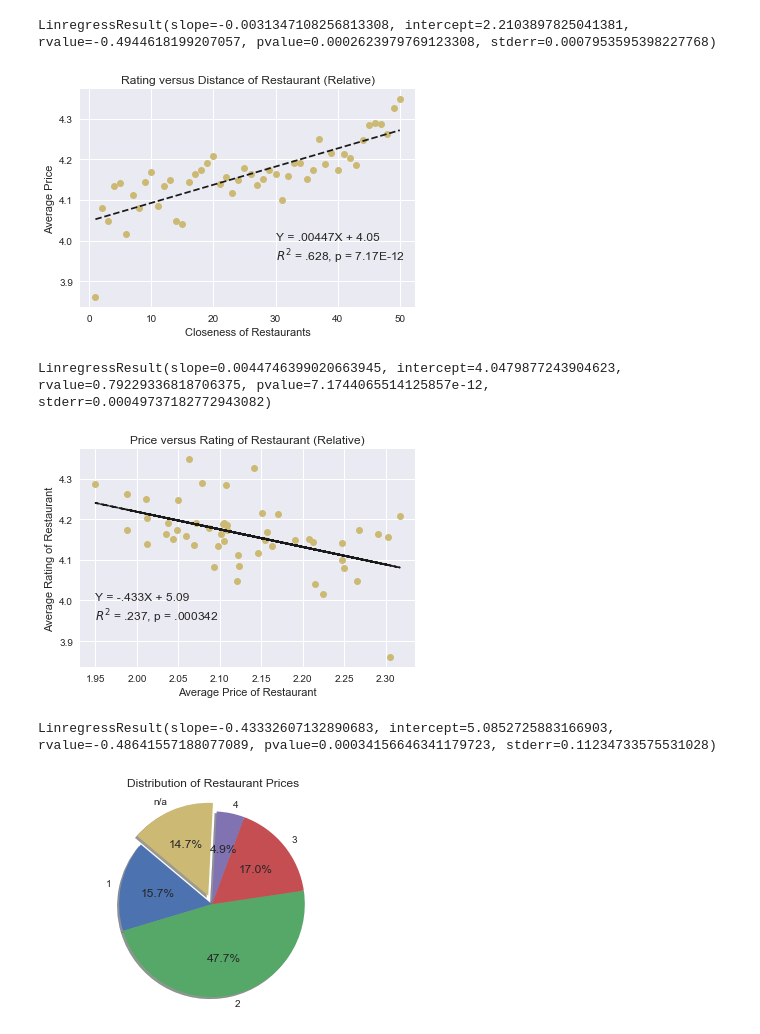
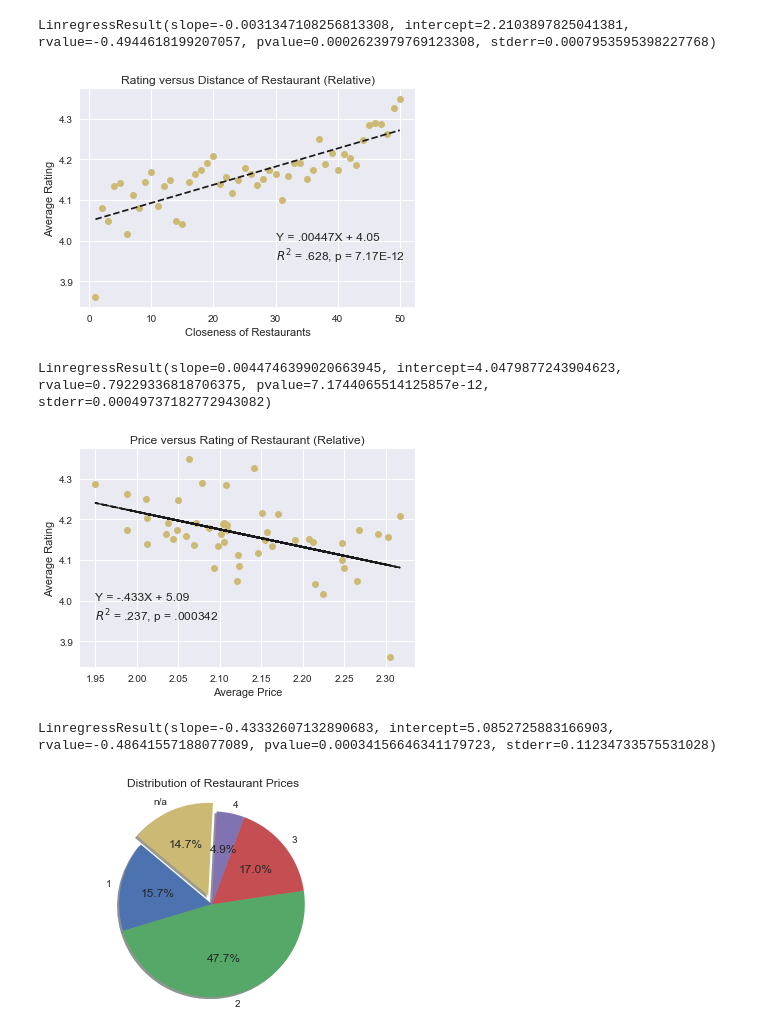
Before and after one commit to patrol7171/Project-One, a Jupyter notebook: Data Collection.ipynb, the cells around one changed output. Drawn from its saved outputs; the diff is of its cells as text; code cells hidden in the pictures.

Commit message:
better charts

```diff
--- a/Data Collection.ipynb
+++ b/Data Collection.ipynb
@@ -154,28 +154,28 @@ plt.plot(x,y, 'yo', x, fit_fn(x), '--k')
 plt.text(x=30,y=4,s='Y = .00447X + 4.05')
 plt.text(x=30,y=3.95,s='$R^{2}$ = .628, p = 7.17E-12')
 plt.xlabel('Closeness of Restaurants')
-plt.ylabel('Average Price')
+plt.ylabel('Average Rating')
 plt.title('Rating versus Distance of Restaurant (Relative)')
 plt.show()
 print(linregress(x,y))
 # %% [output]
-[figure, old version]
+[figure, new version]
 LinregressResult(slope=0.0044746399020663945, intercept=4.0479877243904623, rvalue=0.79229336818706375, pvalue=7.1744065514125857e-12, stderr=0.00049737182772943082)
 # %%
 x=h.Price
 y=h.Rating
 fit = np.polyfit(x,y,1)
 fit_fn = np.poly1d(fit)
 plt.plot(x,y, 'yo', x, fit_fn(x), '--k')
-plt.xlabel('Average Price of Restaurant')
-plt.ylabel('Average Rating of Restaurant')
+plt.xlabel('Average Price')
+plt.ylabel('Average Rating')
 plt.text(x=1.95,y=4,s='Y = -.433X + 5.09')
 plt.text(x=1.95,y=3.95,s='$R^{2}$ = .237, p = .000342')
 plt.title('Price versus Rating of Restaurant (Relative)')
 plt.show()
 print(linregress(x,y))
 # %% [output]
-[figure, old version]
+[figure, new version]
 LinregressResult(slope=-0.43332607132890683, intercept=5.0852725883166903, rvalue=-0.48641557188077089, pvalue=0.00034156646341179723, stderr=0.11234733575531028)
 # %%
 #Distributions of Prices for each Restaurant Type  (Doesn't look very presentable) Could show a couple largest ones (French, Italian, Pizza, etc.)
```
Also changed, not shown: parts of 1 cell of this notebook, 4 other files.
